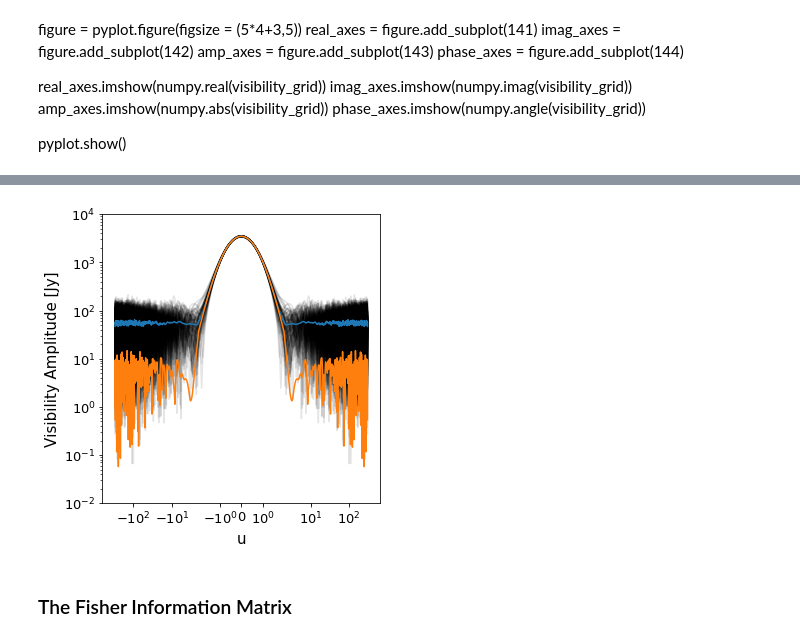
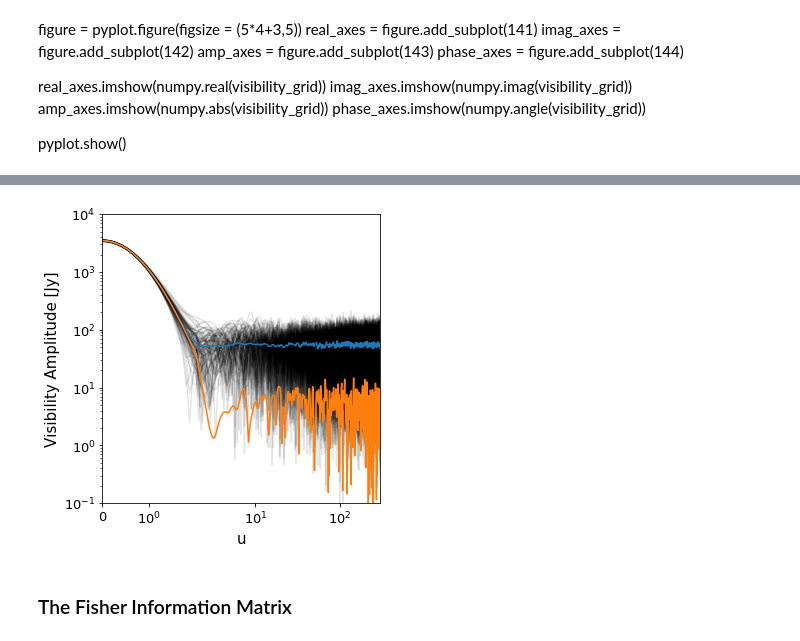
Before and after one commit to ronniyjoseph/Beam-Perturbations, a Jupyter notebook: Notebooks/Gain_Covariance_Testing.ipynb, the cells around one changed output, grey strips where cells are left out. Cells and saved outputs as stored; diff of their text form; code cells hidden in the pictures.

```diff
--- a/Notebooks/Gain_Covariance_Testing.ipynb
+++ b/Notebooks/Gain_Covariance_Testing.ipynb
@@ -92,5 +94,5 @@ fourier_beam, uv_beam = fourier_transform(beam_response)
 # %%
-index = int(fourier_beam.shape[0]/2)
+#index = int(fourier_beam.shape[0]/2)
 
 labelfontsize = 15
 tickfontsize = 13
@@ -106,35 +108,35 @@ realised_axes.set_xlabel('u', fontsize = labelfontsize )
 realised_axes.set_ylabel('Visibility Amplitude [Jy]', fontsize = labelfontsize)
 
 realised_axes.tick_params(axis='both', which='major', labelsize=tickfontsize)
 realised_axes.set_xscale('symlog')
 realised_axes.set_yscale('log')
 realised_axes.set_xlim(0,uv_coordinates[0, :].max())
-realised_axes.set_ylim(1e-2,1e4)
+realised_axes.set_ylim(1e-1,1e4)
 figure.tight_layout()
 
 #averaged_axes = figure.add_subplot(122)
 #averaged_axes.plot(uv_coordinates[0, :], numpy.abs(averaged_vis))
 #averaged_axes.plot(uv_coordinates[0, :], numpy.sum(numpy.abs(realised_vis), axis = 1)/n_realisations, '--')
 #averaged_axes.plot(uv_beam[0, :], numpy.abs(fourier_beam[index, :])*1.5*1e4, 'k',linewidth = 5, alpha=0.3)
 
 
 #averaged_axes.set_xscale('symlog')
 #averaged_axes.set_yscale('log')
 
 
 
 #averaged_axes.set_ylim(1e-2,1e4)
 
 
 #averaged_axes.set_xlabel('u', fontsize = labelfontsize)
 
 #averaged_axes.tick_params(axis='both', which='major', labelsize=tickfontsize)
 
 figure.savefig("../../../Plots/Analytic_Covariance/Mean_Visibility_Amplitudes.png")
 
 pyplot.show()
 # %% [output]
-[figure, old version]
+[figure, new version]
 # %% [markdown]
 ### The Fisher Information Matrix
 # %% [markdown]
```
Also changed, not shown: parts of 1 cell of this notebook, 2 other files.
